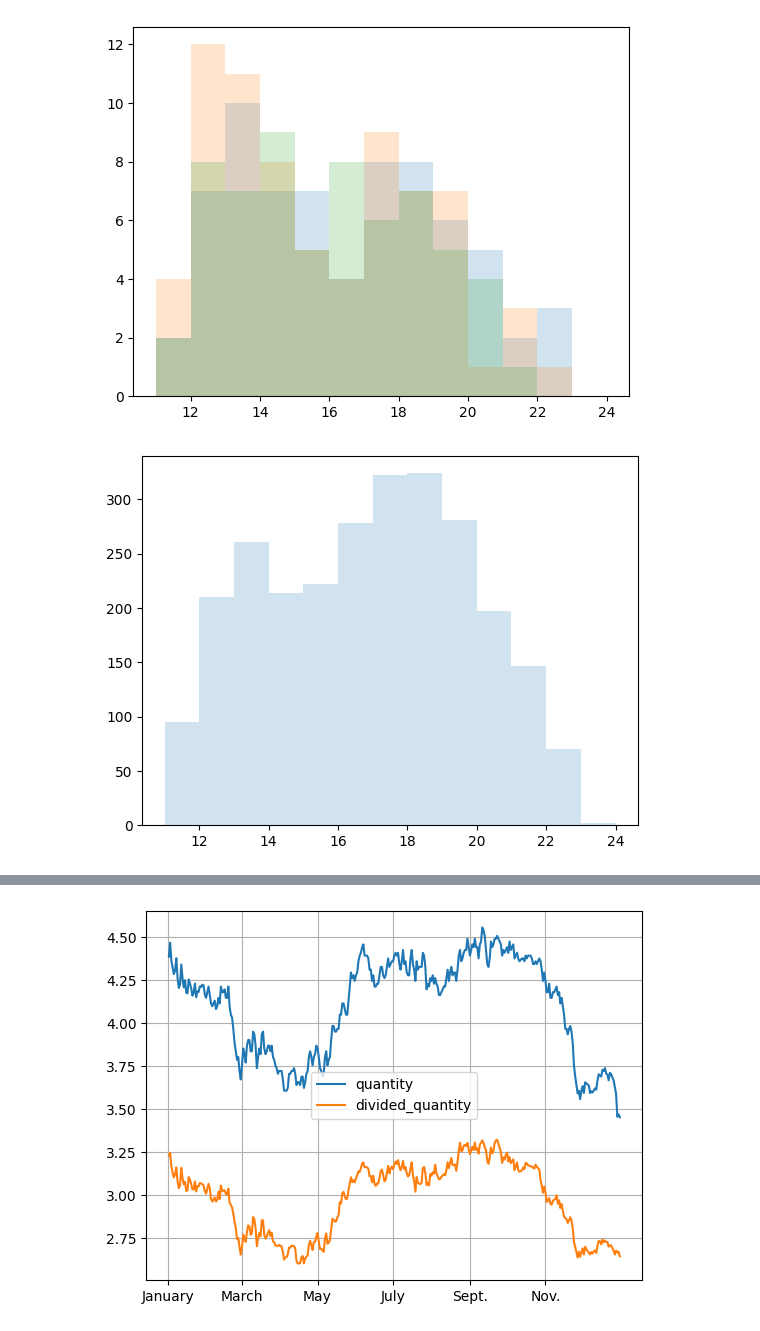
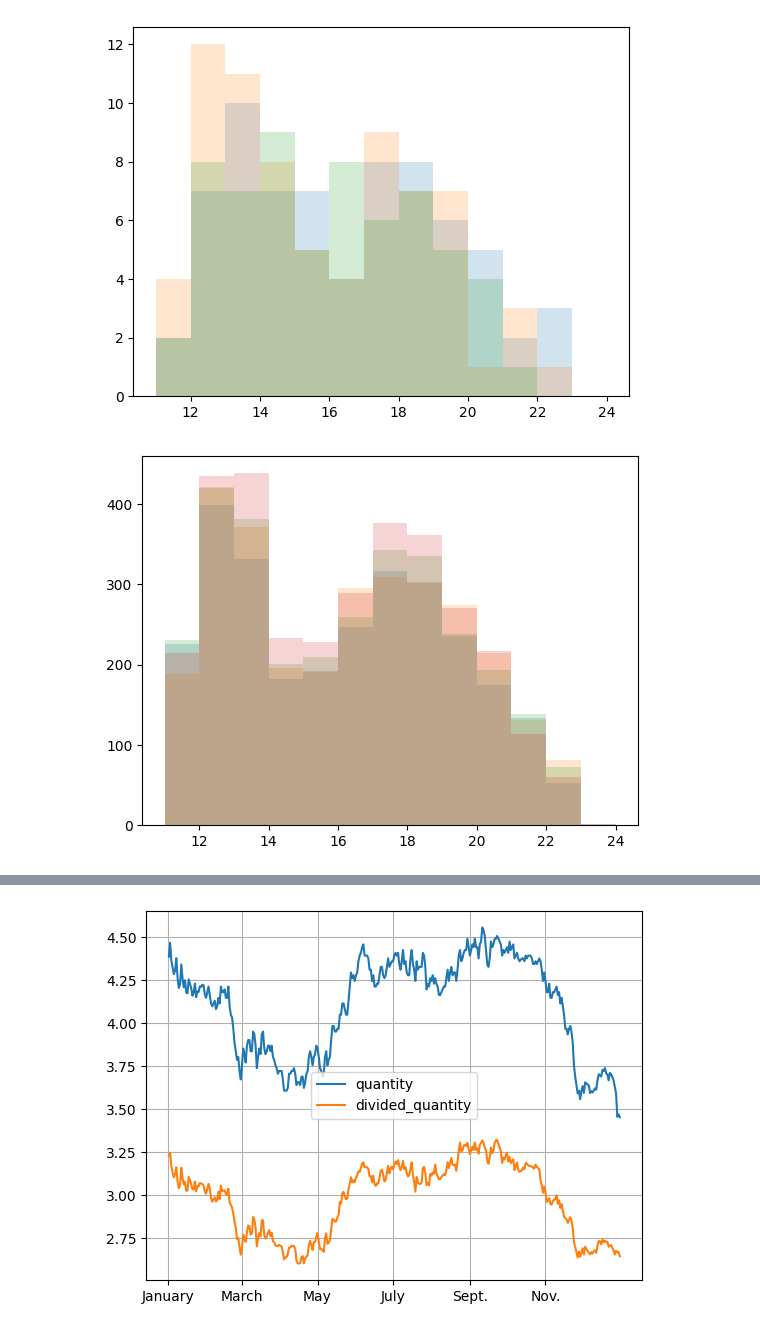
Before and after one commit to spencers145/pizza-study, a Jupyter notebook: study.ipynb, the cells around one changed output, grey strips where cells are left out. Saved outputs shown, nothing was run; the diff lists cells and outputs as text; code cells hidden in the pictures.

```diff
--- a/study.ipynb
+++ b/study.ipynb
@@ -216,31 +238,31 @@ Thursday
 # %%
 # Monday, Tuesday, Wednesday, and Thursday are pretty similar.
 # first peak is 12 PM - 2 PM. second smaller peak rounds out at 5 PM - 7 PM
 
 # Friday is somewhat similar to the other weekdays
 # its first peak is 12 PM - 2 PM but its second peak is 5 PM - 8 PM
 # that peak happens later in the day, and then more people order pizza as the night goes on than on weekdays
 
 # Saturday has a peak at 1 PM - 2 PM
 # then it rises significantly and peaks similar to friday at 5 PM - 8 PM.
 # fridays have more sales because of the huge lunch rush that happens
 
 # Sunday afternoon is most similar to Monday - Thursday, but the first peak happens at the same time as Saturday
 # so first peak 1 PM - 2 PM, second peak 5 PM - 7 PM
 
 # we can directly see that sales go up as the week goes on
 # weekdays cause big lunch rushes
 # weekends cause small lunch rushes
 # if the day after is a weekend, pizzas are ordered later
 # otherwise they are typically ordered a bit earlier
 
-for weekday in ["Sunday"]:
+for weekday in ["Monday", "Tuesday", "Wednesday", "Thursday"]:
     orders_this_weekday = orders[orders["order_date_weekday"] == weekday]
     order_times = orders_this_weekday["order_time"].apply(lambda time: datetime.strptime(time, "%H:%M:%S").hour)
 
     pyplot.hist(order_times, bins = [11, 12, 13, 14, 15, 16, 17, 18, 19, 20, 21, 22, 23, 24], alpha = 0.2)
 # %% [output]
-[figure, old version]
+[figure, new version]
 # %%
 pizza_properties
 # %% [output]
```
Also changed, not shown: parts of 9 cells of this notebook, 2 other files.
